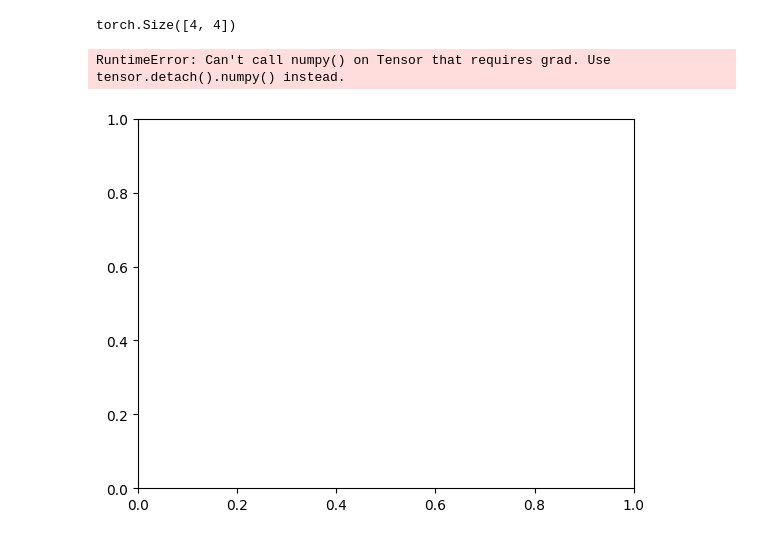
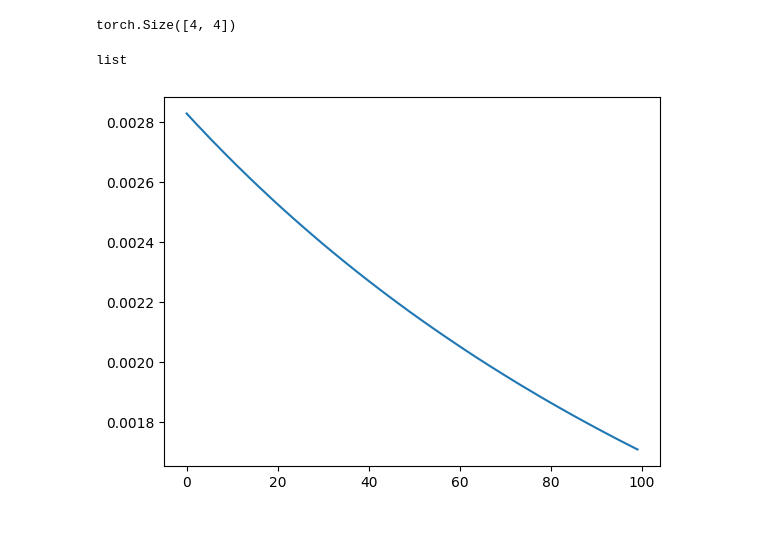
Before and after one commit to kagami-tsukimura/pytorch-deeplearning, a Jupyter notebook: 1_fnn/data.ipynb, the cells around one changed output. Cells and saved outputs as stored; diff of their text form; code cells hidden in the pictures.

```diff
--- a/1_fnn/data.ipynb
+++ b/1_fnn/data.ipynb
@@ -172,9 +203,13 @@ for epoch in tqdm(range(epochs)):
+# %%
+type(losses)
+# %% [output]
+list
 # %%
 %matplotlib inline
 import matplotlib.pyplot as plt
 
+losses = torch.tensor(losses)
 plt.plot(losses)
 plt.show()
 # %% [output]
-RuntimeError: Can't call numpy() on Tensor that requires grad. Use tensor.detach().numpy() instead.
-[figure, old version]
+[figure, new version]
```
Also changed, not shown: parts of 3 cells of this notebook.
